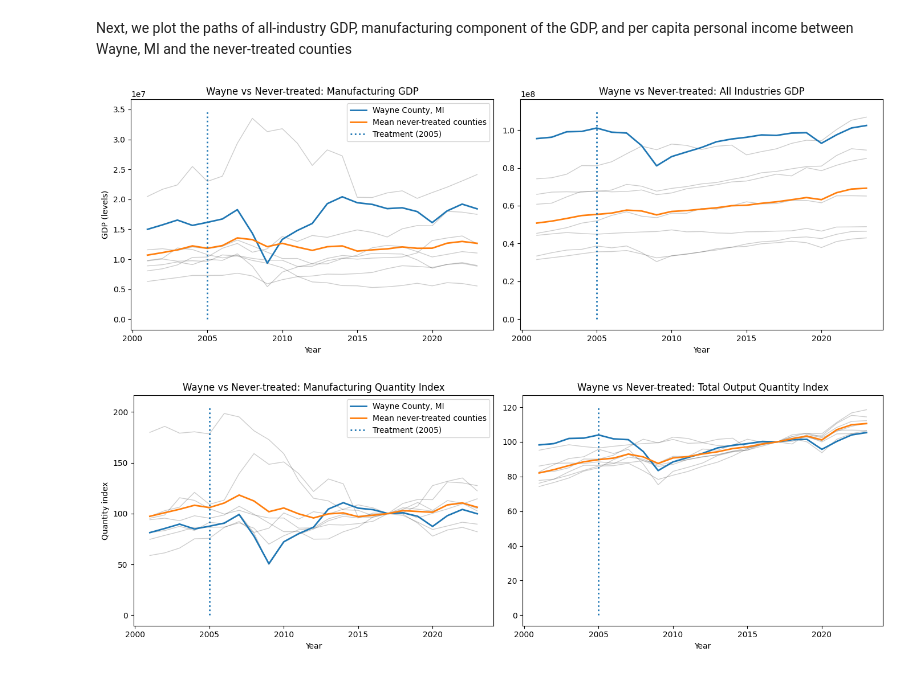
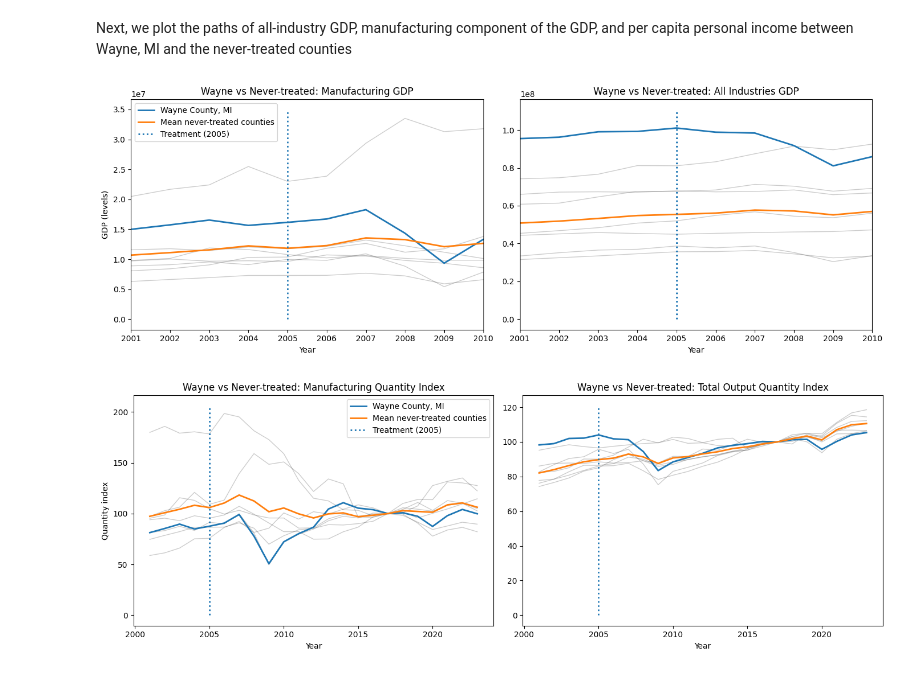
Before and after one commit to wren17/epa_greenbook_project, a Jupyter notebook: analysis.ipynb, the cells around one changed output. Drawn from its saved outputs; the diff is of its cells as text; code cells hidden in the pictures.

```diff
--- a/analysis.ipynb
+++ b/analysis.ipynb
@@ -219,34 +219,35 @@ for ax, col, title in zip(
         wayne["year"],
         wayne[col],
         label="Wayne County, MI",
         lw=2,
     )
     (
         hubs_gdp[hubs_gdp["never_treated"] == 1]
         .groupby("year")[col]
         .mean()
         .plot(ax=ax, label="Mean never-treated counties", lw=2)
     )
     ymax = ax.get_ylim()[1]
     ax.vlines(
         x=2005,
         ymin=0,
         ymax=ymax,
         linestyle=":",
         lw=2,
         label="Treatment (2005)",
     )
+    ax.set_xlim(2001, 2010)
 
     ax.set_title(f"Wayne vs Never-treated: {title}")
     ax.set_xlabel("Year")
 axes[0].set_ylabel("GDP (levels)")
 axes[1].set_ylabel("")
 
 axes[0].legend()
 plt.tight_layout()
 plt.show()
 # %% [output]
-[figure, old version]
+[figure, new version]
 # %%
 hubs_output = hubs_output.rename(columns={"All industry total": "gdp_all"})
 
```
Also changed, not shown: parts of 1 cell of this notebook.
